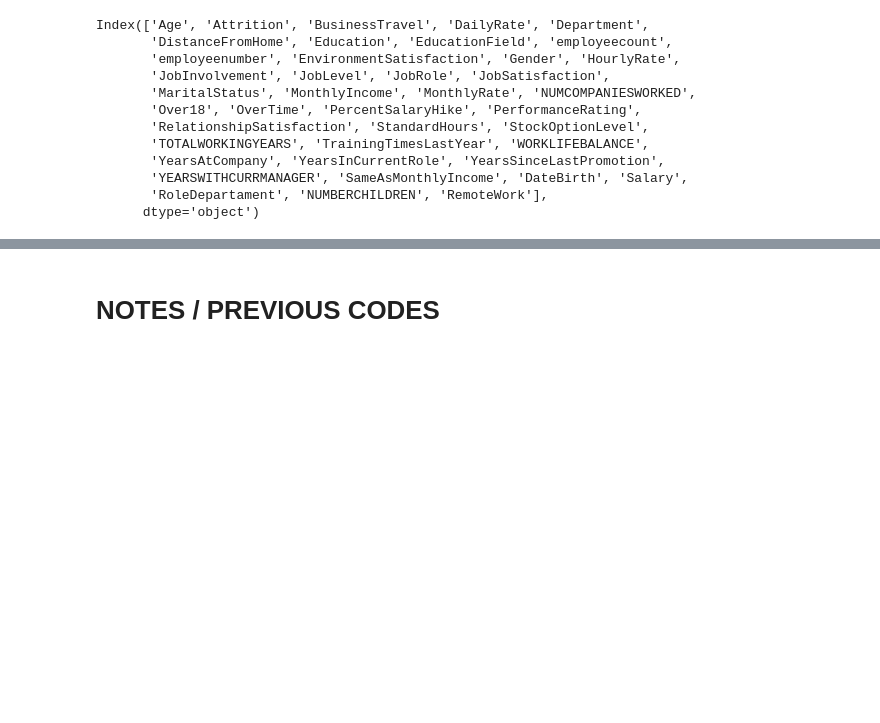
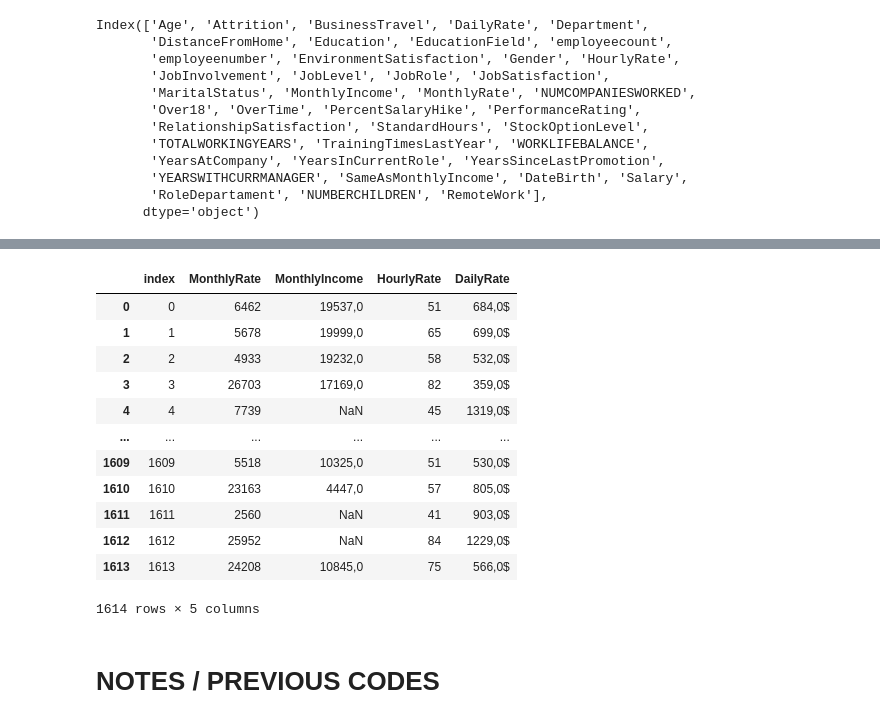
Before and after one commit to carla-caracola/people_analytics, a Jupyter notebook: Exploratory_Data_Analysis/Exploratory_Data_Analysis.ipynb, the cells around one changed output, grey strips where cells are left out. Saved outputs shown, nothing was run; the diff lists cells and outputs as text; code cells hidden in the pictures; blank space fills up the shorter version.

```diff
--- a/Exploratory_Data_Analysis/Exploratory_Data_Analysis.ipynb
+++ b/Exploratory_Data_Analysis/Exploratory_Data_Analysis.ipynb
@@ -130,3 +159,19 @@ Index(['Age', 'Attrition', 'BusinessTravel', 'DailyRate', 'Department',
+# %%
+df[['MonthlyRate', 'MonthlyIncome', 'HourlyRate', 'DailyRate']].reset_index()
+# %% [output]
+|  | index | MonthlyRate | MonthlyIncome | HourlyRate | DailyRate |
+| 0 | 0 | 6462 | 19537,0 | 51 | 684,0$ |
+| 1 | 1 | 5678 | 19999,0 | 65 | 699,0$ |
+| 2 | 2 | 4933 | 19232,0 | 58 | 532,0$ |
+| 3 | 3 | 26703 | 17169,0 | 82 | 359,0$ |
+| 4 | 4 | 7739 | NaN | 45 | 1319,0$ |
+| ... | ... | ... | ... | ... | ... |
+| 1609 | 1609 | 5518 | 10325,0 | 51 | 530,0$ |
+| 1610 | 1610 | 23163 | 4447,0 | 57 | 805,0$ |
+| 1611 | 1611 | 2560 | NaN | 41 | 903,0$ |
+| 1612 | 1612 | 25952 | NaN | 84 | 1229,0$ |
+| 1613 | 1613 | 24208 | 10845,0 | 75 | 566,0$ |
+1614 rows × 5 columns
 # %% [markdown]
 # NOTES / PREVIOUS CODES
 # %%
```
Also changed, not shown: parts of 1 cell of this notebook, 1 other file.
